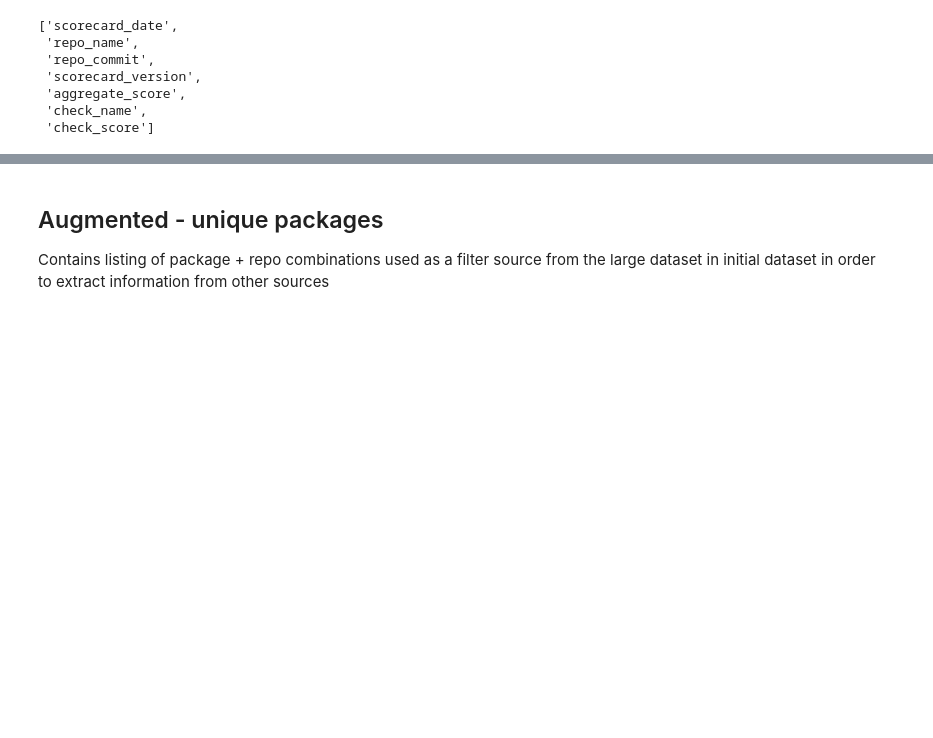
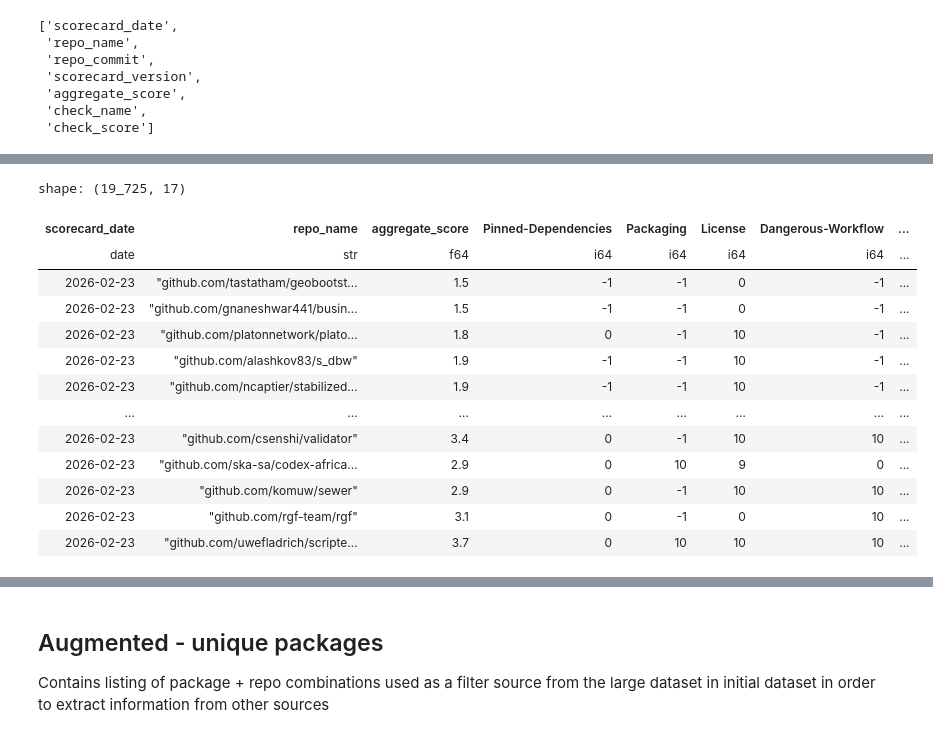
Before and after one commit to shcherbin/mads-siads-699-winter-2026-capstone, a Jupyter notebook: notebooks/EDA/harjason_data_src_eval.ipynb, the cells around one changed output, grey strips where cells are left out. Cells and saved outputs as stored; diff of their text form; code cells hidden in the pictures; blank space fills up the shorter version.

Commit message:
publishing scripts and settings

```diff
--- a/notebooks/EDA/harjason_data_src_eval.ipynb
+++ b/notebooks/EDA/harjason_data_src_eval.ipynb
@@ -223,3 +243,25 @@ shape: (5, 7)
+# %%
+# from df_pypi_scorecards, where scorecard_date is '2026-02-23' extract repo_name, aggregate_score, check_name (as columns), check_score (as value for each of the check_name columns)
+df_pypi_scorecards.filter(pl.col("scorecard_date") == pl.date(2026, 2, 23)).pivot(
+    index=["scorecard_date", "repo_name", "aggregate_score"],
+    columns="check_name",
+    values="check_score"
+)
+# %% [output]
+shape: (19_725, 17)
+| scorecard_date | repo_name | aggregate_score | Pinned-Dependencies | Packaging | License | Dangerous-Workflow | ... |
+| date | str | f64 | i64 | i64 | i64 | i64 | ... |
+| 2026-02-23 | "github.com/tastatham/geobootst… | 1.5 | -1 | -1 | 0 | -1 | ... |
+| 2026-02-23 | "github.com/gnaneshwar441/busin… | 1.5 | -1 | -1 | 0 | -1 | ... |
+| 2026-02-23 | "github.com/platonnetwork/plato… | 1.8 | 0 | -1 | 10 | -1 | ... |
+| 2026-02-23 | "github.com/alashkov83/s_dbw" | 1.9 | -1 | -1 | 10 | -1 | ... |
+| 2026-02-23 | "github.com/ncaptier/stabilized… | 1.9 | -1 | -1 | 10 | -1 | ... |
+| … | … | … | … | … | … | … | ... |
+| 2026-02-23 | "github.com/csenshi/validator" | 3.4 | 0 | -1 | 10 | 10 | ... |
+| 2026-02-23 | "github.com/ska-sa/codex-africa… | 2.9 | 0 | 10 | 9 | 0 | ... |
+| 2026-02-23 | "github.com/komuw/sewer" | 2.9 | 0 | -1 | 10 | 10 | ... |
+| 2026-02-23 | "github.com/rgf-team/rgf" | 3.1 | 0 | -1 | 0 | 10 | ... |
+| 2026-02-23 | "github.com/uwefladrich/scripte… | 3.7 | 0 | 10 | 10 | 10 | ... |
 # %%
 # show individual check_name values from the pypi scorecards
 df_pypi_scorecards.select("check_name").unique().to_pandas().head(50)
```
Also changed, not shown: parts of 14 cells of this notebook, 4 other files.
